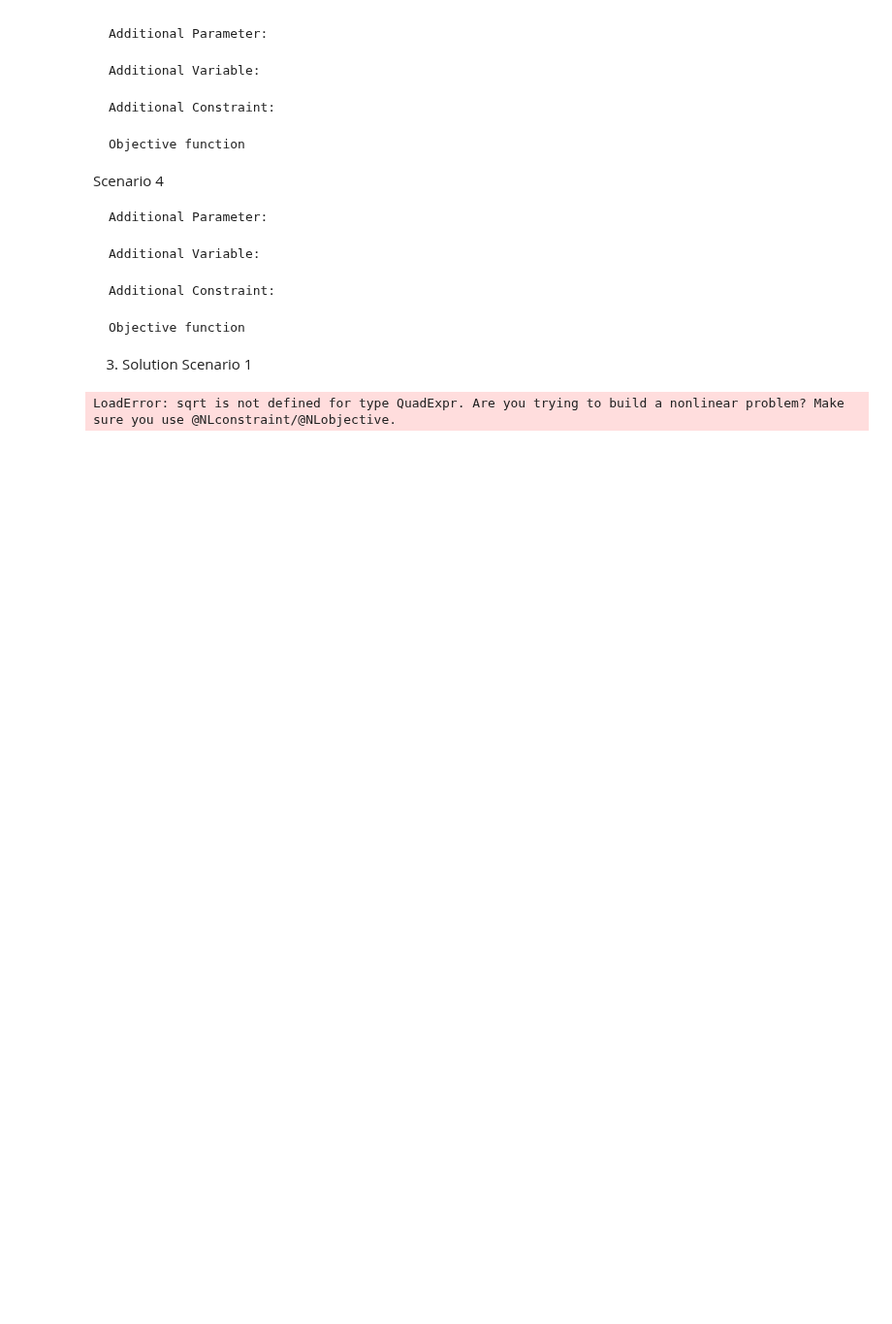
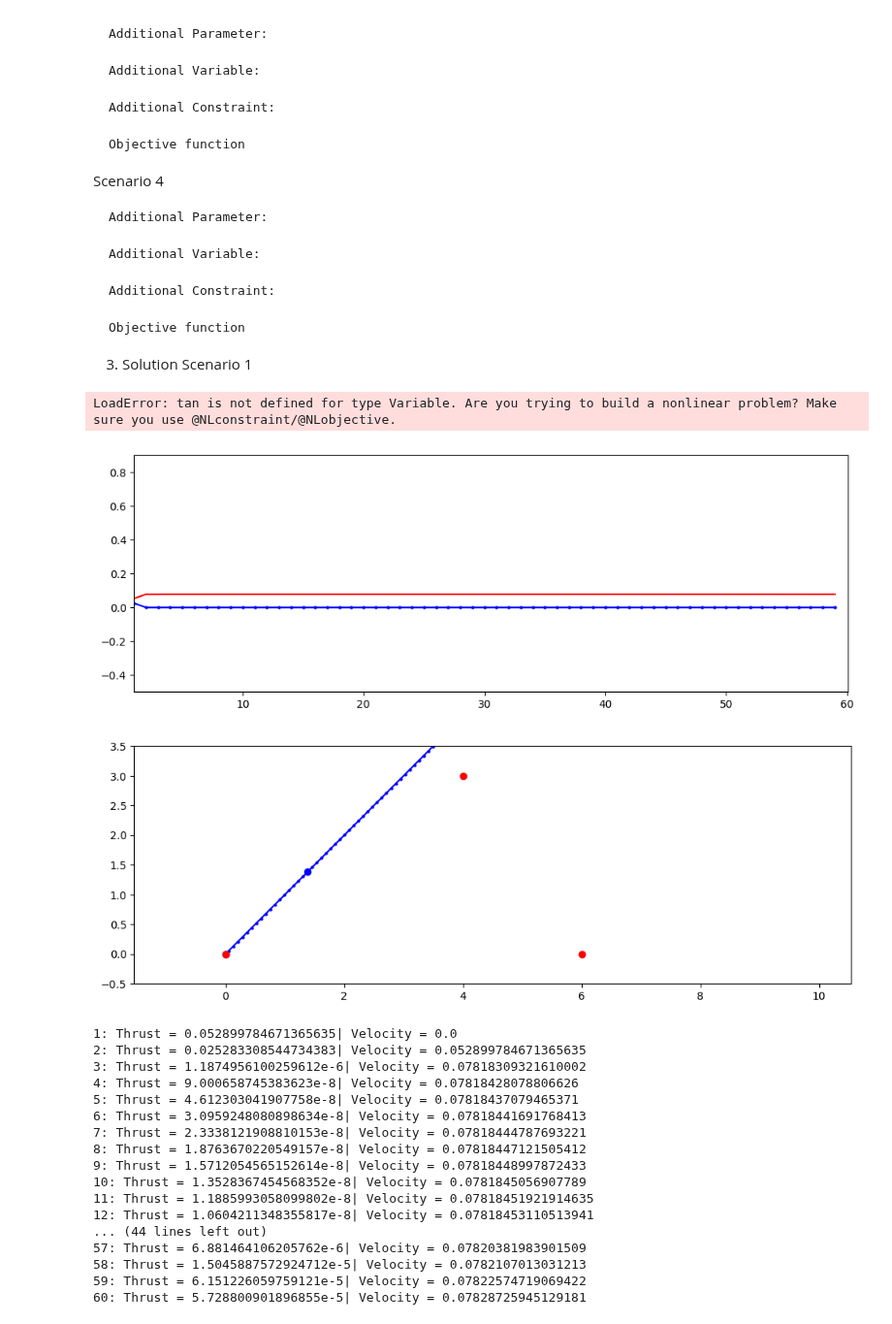
Before and after one commit to SparshAgarwal/Optimization, a Jupyter notebook: Project/Race Track Simulation.ipynb, the cells around one changed output. Shown at 97% size. Saved outputs shown, nothing was run; the diff lists cells and outputs as text; code cells hidden in the pictures; blank space fills up the shorter version.

```diff
--- a/Project/Race Track Simulation.ipynb
+++ b/Project/Race Track Simulation.ipynb
@@ -134,13 +134,13 @@ m = Model(solver=GurobiSolver(OutputFlag=0))
 # @constraint(m, Acc[2,1:k] == (v.*v)./r)
 @constraint(m, Acc[2,1:k] .<= cofla*g)
 @constraint(m, AccDm .== sqrt.((Acc[1,:].^2)+(Acc[2,:].^2)))
-@constraint(m, tan.(Tu) .== A[1,:]./A[2,:])
+@constraint(m, tan.(Tu) .== Acc[2,:]./Acc[1,:])
 @constraint(m, raw[p[1,1],p[2,1]] == 2) #start condition
 @constraint(m, raw[p[1,k],p[2,k]] == 3) #end condition
 for t in 1:k-1
     @constraint(m, raw[p[1,t+1],p[2,t+1]] == 1)
     @constraint(m, v[t+1] .== v[t] + AccDm[t])
-    @constraint(m, Dm[t+1] .== Dm[t] + Tu[:,t])
+    @constraint(m, Dm[t+1] .== Dm[t] + Tu[t])
     @constraint(m, (sqrt(sum(P[:,t+1]-P[:,1])) >= ((sin(Tu[t])*v*v)/(cofla*g)))
     @constraint(m, P[:,t+1] .== P[:,t] + [v[t]*sin(Dm[t]),v[t]*cos(Dm[t])]+.5*(AccDm[t]*sin(Dm[t]),AccDm[t]*cos(Dm[t])))
 end
@@ -151,4 +151,4 @@ solve(m)
 
 #write equation for radius and theta(Turn)
 # %% [output]
-LoadError: sqrt is not defined for type QuadExpr. Are you trying to build a nonlinear problem? Make sure you use @NLconstraint/@NLobjective.
+LoadError: tan is not defined for type Variable. Are you trying to build a nonlinear problem? Make sure you use @NLconstraint/@NLobjective.
@@ -154,0 +227,31 @@ LoadError: sqrt is not defined for type QuadExpr. Are you trying to build a nonl
+# %%
+λ = 0.01
+(J1x,J2x,x) = solveOpt(λ)
+
+using PyPlot
+figure(figsize=(12,4))
+plot( x[1,:], x[2,:], "b.-", markersize=4 )
+plot( x[1,:][T], x[2,:][T], "b.", markersize=12 )
+plot( xw[1,:], xw[2,:], "r.", markersize=12 )
+axis("equal")
+axis((1.,8.,-.5,3.5));
+# %% [output]
+[figure, added]
+[figure, added]
+1: Thrust = 0.052899784671365635| Velocity = 0.0
+2: Thrust = 0.025283308544734383| Velocity = 0.052899784671365635
+3: Thrust = 1.1874956100259612e-6| Velocity = 0.07818309321610002
+4: Thrust = 9.000658745383623e-8| Velocity = 0.07818428078806626
+5: Thrust = 4.612303041907758e-8| Velocity = 0.07818437079465371
+6: Thrust = 3.0959248080898634e-8| Velocity = 0.07818441691768413
+7: Thrust = 2.3338121908810153e-8| Velocity = 0.07818444787693221
+8: Thrust = 1.8763670220549157e-8| Velocity = 0.07818447121505412
+9: Thrust = 1.5712054565152614e-8| Velocity = 0.07818448997872433
+10: Thrust = 1.3528367454568352e-8| Velocity = 0.0781845056907789
+11: Thrust = 1.1885993058099802e-8| Velocity = 0.07818451921914635
+12: Thrust = 1.0604211348355817e-8| Velocity = 0.07818453110513941
+... (44 lines left out)
+57: Thrust = 6.881464106205762e-6| Velocity = 0.07820381983901509
+58: Thrust = 1.5045887572924712e-5| Velocity = 0.0782107013031213
+59: Thrust = 6.151226059759121e-5| Velocity = 0.07822574719069422
+60: Thrust = 5.728800901896855e-5| Velocity = 0.07828725945129181
```
Also changed, not shown: parts of 1 cell of this notebook.
